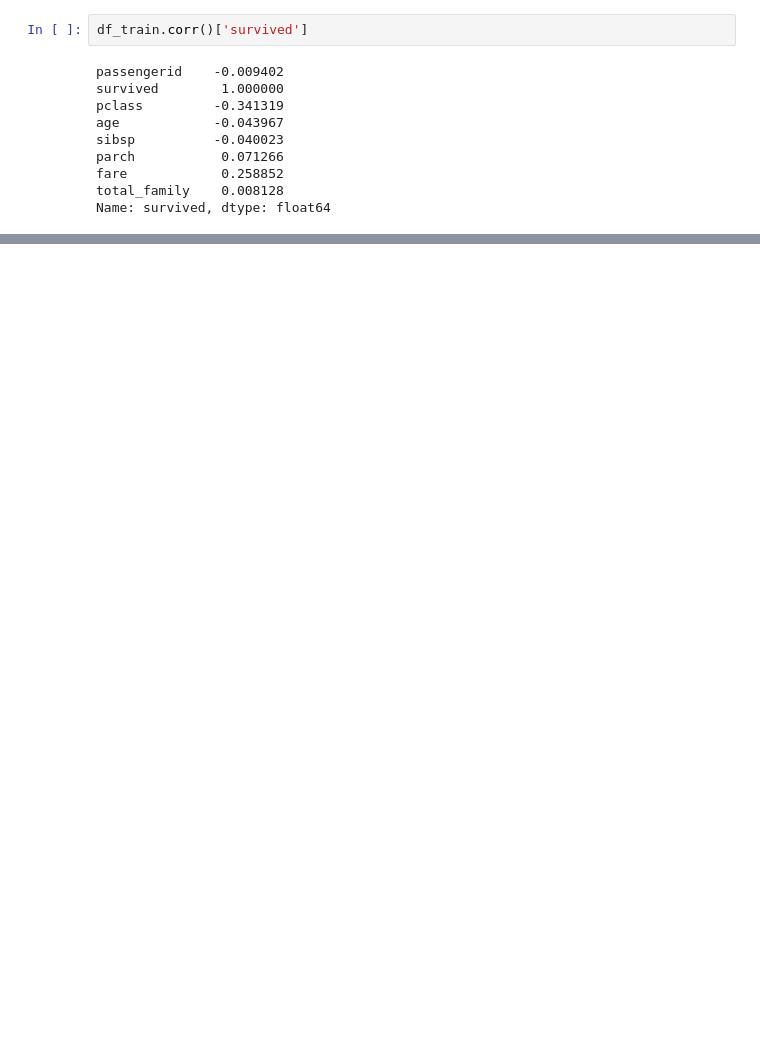
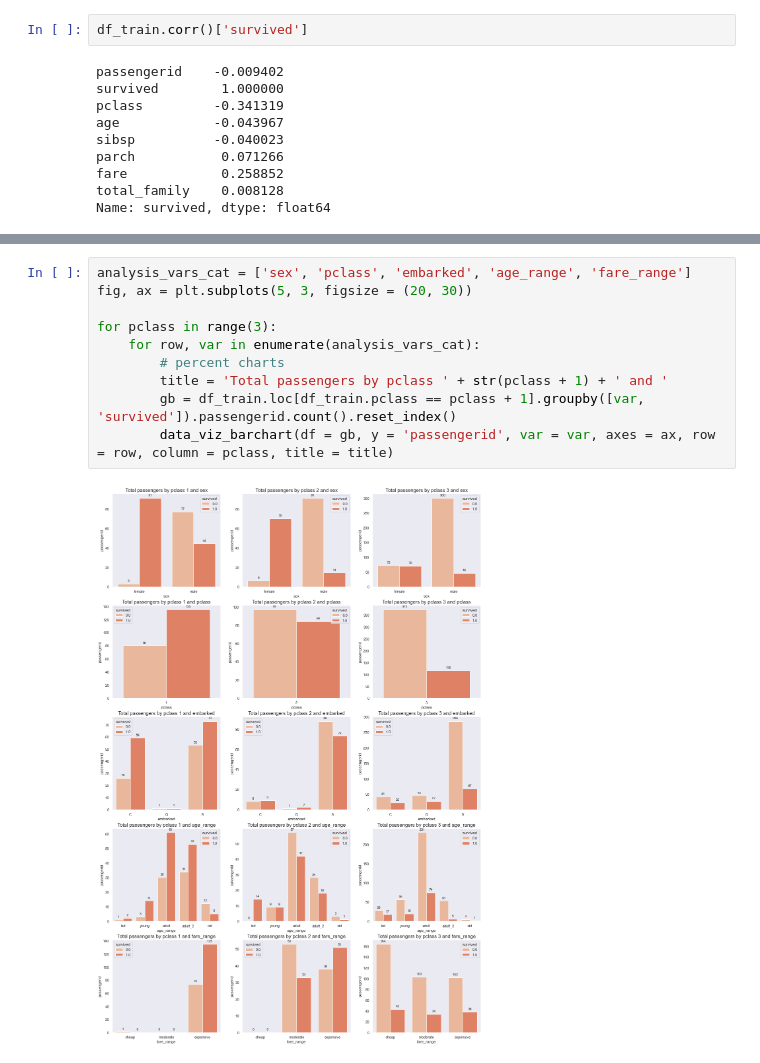
Before and after one commit to Mello-o/titanic, a Jupyter notebook: data-exploration.ipynb, the cells around one changed output, grey strips where cells are left out. Saved outputs shown, nothing was run; the diff lists cells and outputs as text; blank space fills up the shorter version.

```diff
--- a/data-exploration.ipynb
+++ b/data-exploration.ipynb
@@ -356,0 +318,12 @@ for c in cities:
+# %%
+analysis_vars_cat = ['sex', 'pclass', 'embarked', 'age_range', 'fare_range']
+fig, ax = plt.subplots(5, 3, figsize = (20, 30))
+
+for pclass in range(3):
+    for row, var in enumerate(analysis_vars_cat):
+        # percent charts
+        title = 'Total passengers by pclass ' + str(pclass + 1) + ' and '
+        gb = df_train.loc[df_train.pclass == pclass + 1].groupby([var, 'survived']).passengerid.count().reset_index()
+        data_viz_barchart(df = gb, y = 'passengerid', var = var, axes = ax, row = row, column = pclass, title = title)
+# %% [output]
+[figure, added]
```
Also changed, not shown: parts of 12 cells of this notebook.
